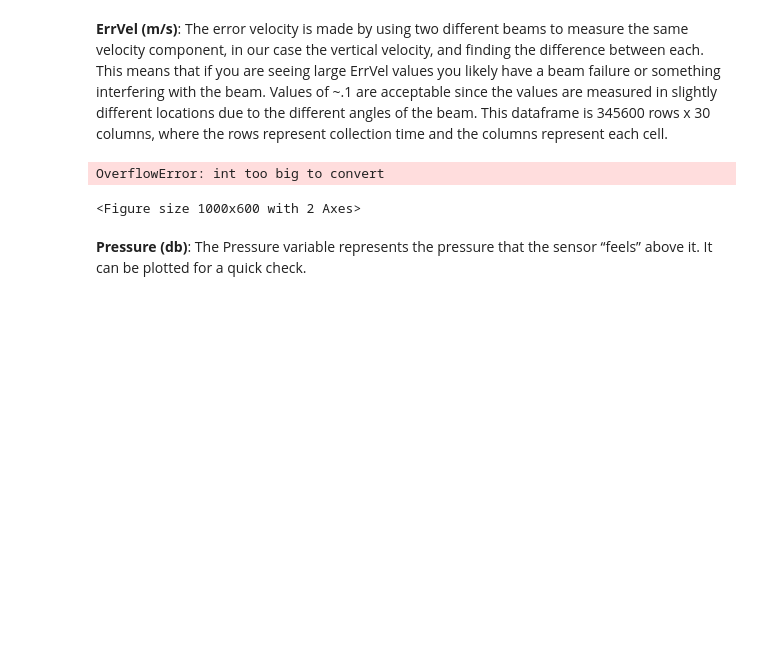
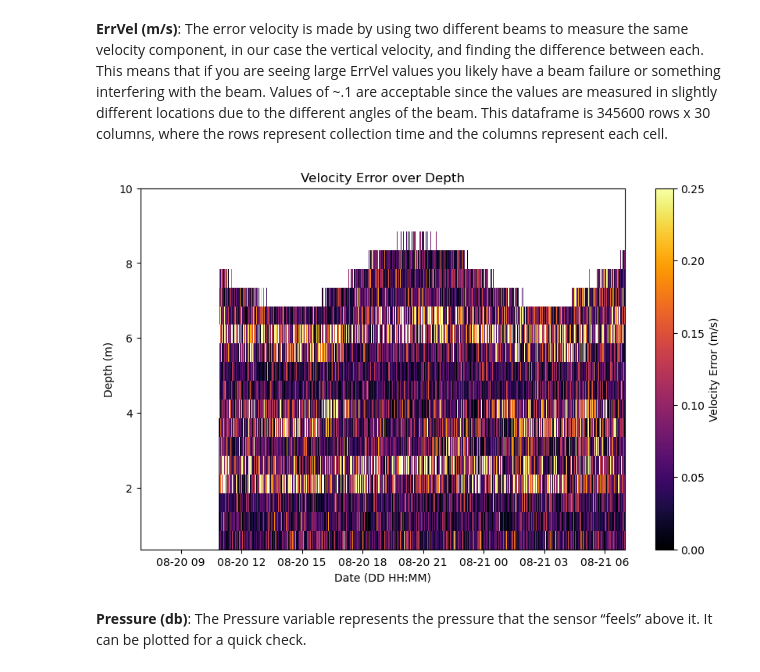
Before and after one commit to NCSU-CHAZ/BOEM-Oak-Island, a Jupyter notebook: notebooks/BOEM_interp.ipynb, the cells around one changed output. Saved outputs shown, nothing was run; the diff lists cells and outputs as text; code cells hidden in the pictures; blank space fills up the shorter version.

```diff
--- a/notebooks/BOEM_interp.ipynb
+++ b/notebooks/BOEM_interp.ipynb
@@ -234,25 +266,24 @@ These are each 345600 rows x 30 columns, where the rows represent collection tim
 This dataframe is 345600 rows x 30 columns, where the rows represent collection time and the columns represent each cell.
 # %%
 # create a meshgrid of time and celldepth
-x,y=np.meshgrid(data['Time'],data['CellDepth'])
+x,y=np.meshgrid(data['Datetime'],data['CellDepth'])
 z=data['ErrVel']
 # %%
 # Plot
 plt.figure(figsize=(10,6))
 plt.pcolormesh(
     x,y,z.T, cmap='inferno', shading='nearest', vmin=0, vmax=0.25
 )
-plt.xlim(left=datetime(2024,8,20,18,30))
+#plt.xlim(left=datetime(2024,8,20,18,30))
 plt.ylim(top=10)
 plt.xlabel("Date (DD HH:MM)")
 plt.ylabel("Depth (m)")
 plt.title('Velocity Error over Depth')
 im1=plt.colorbar()
 im1.ax.set_ylabel("Velocity Error (m/s)")
 plt.show()
 # %% [output]
-OverflowError: int too big to convert
-<Figure size 1000x600 with 2 Axes>
+[figure, added]
 # %% [markdown]
 **Pressure (db)**: The Pressure variable represents the pressure that the sensor “feels” above it. It can be plotted for a quick check.
 # %%
```
Also changed, not shown: parts of 12 cells of this notebook.
